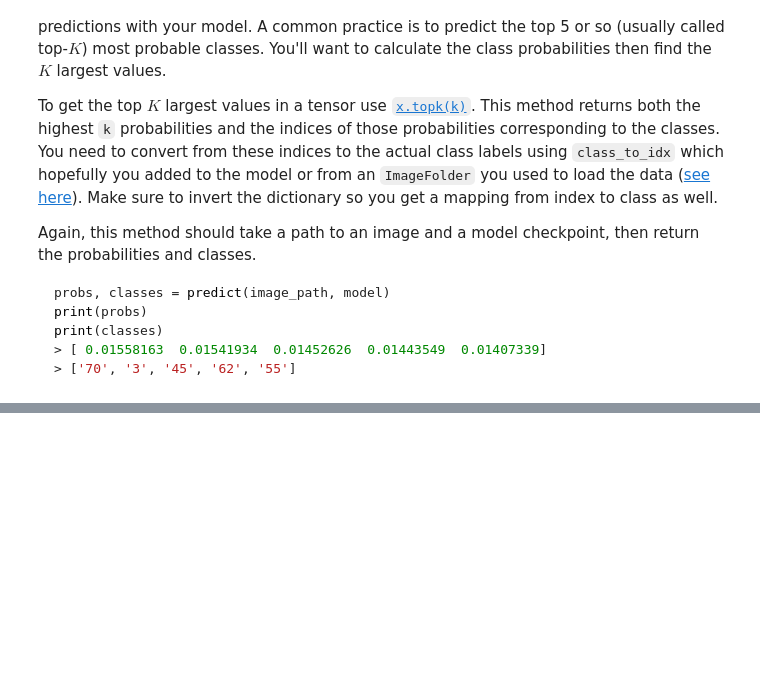
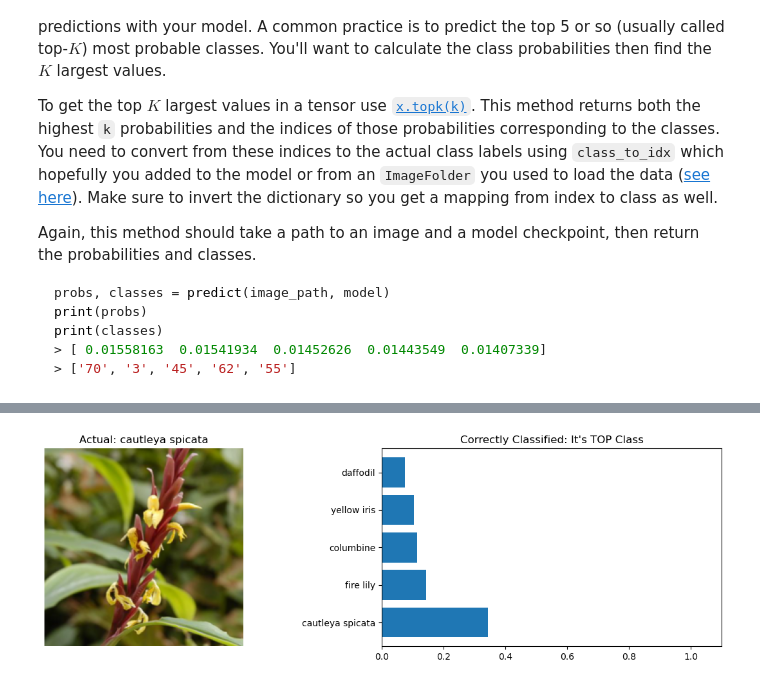
Before and after one commit to losindau/aipnd-project, a Jupyter notebook: Image Classifier Project.ipynb, the cells around one changed output, grey strips where cells are left out. Cells and saved outputs as stored; diff of their text form; code cells hidden in the pictures; blank space fills up the shorter version.

```diff
--- a/Image Classifier Project.ipynb
+++ b/Image Classifier Project.ipynb
@@ -480,0 +485,6 @@ classify_image(image_path, actual_flower_name)
+# %%
+image_path, actual_flower_name = random_image()
+
+classify_image(image_path, actual_flower_name)
+# %% [output]
+[figure, added]
```
Also changed, not shown: parts of 6 cells of this notebook, 1 other file.
